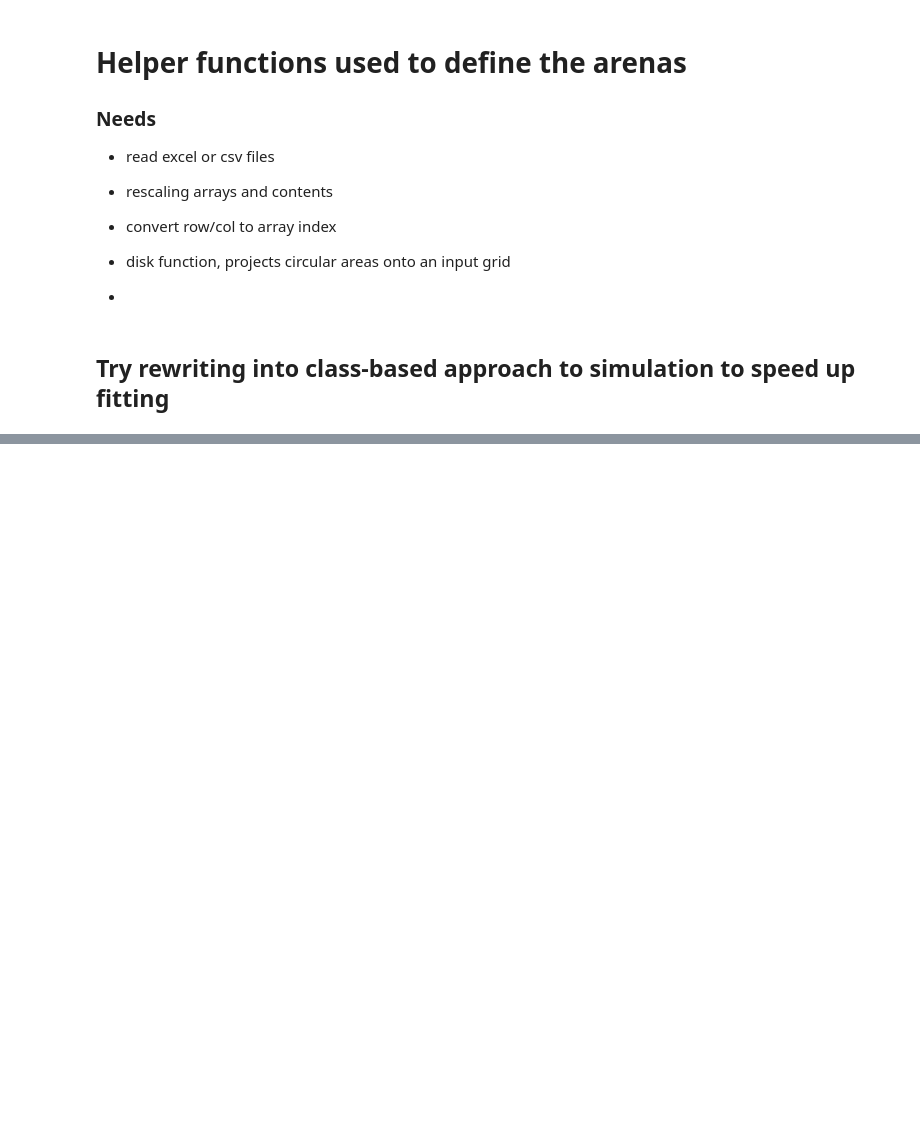
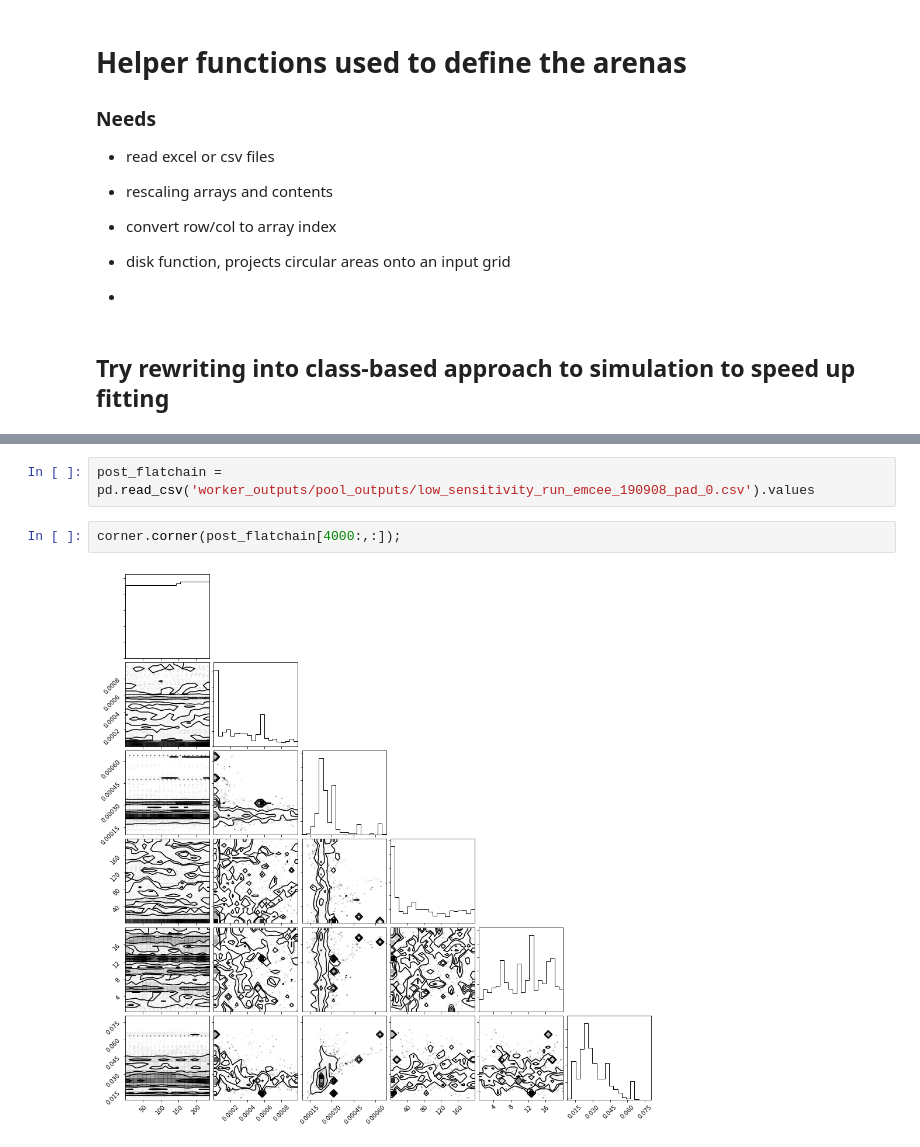
Before and after one commit to boospooky/omnitray-modeling, a Jupyter notebook: omnitray-modeling/mimic_190413_exp_jac.ipynb, the cells around one changed output, grey strips where cells are left out. Drawn from its saved outputs; the diff is of its cells as text; blank space fills up the shorter version.

```diff
--- a/omnitray-modeling/mimic_190413_exp_jac.ipynb
+++ b/omnitray-modeling/mimic_190413_exp_jac.ipynb
@@ -794,0 +237,6 @@ Updated worker_outputs/pool_outputs/low_sensitivity_run_emcee_190908_pad_0.csv a
+# %%
+post_flatchain = pd.read_csv('worker_outputs/pool_outputs/low_sensitivity_run_emcee_190908_pad_0.csv').values
+# %%
+corner.corner(post_flatchain[4000:,:]);
+# %% [output]
+[figure, added]
```
Also changed, not shown: parts of 31 cells of this notebook, 4 other files.
